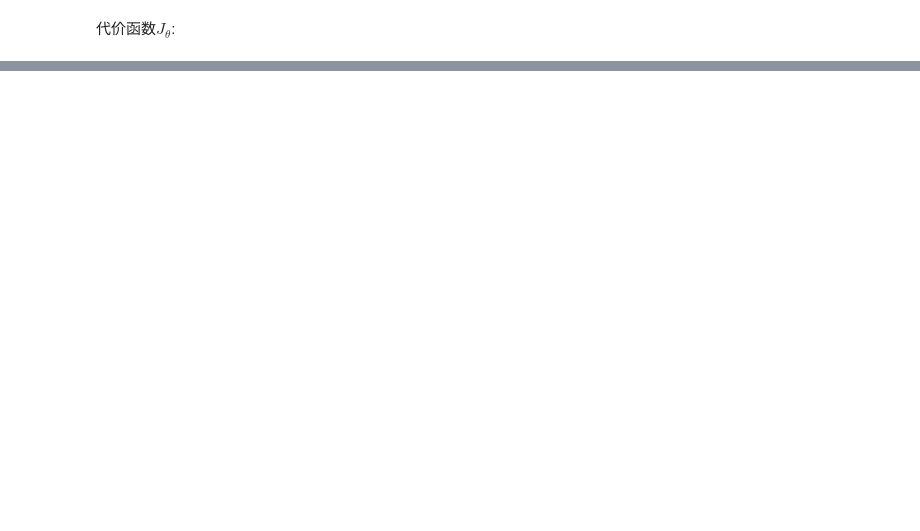
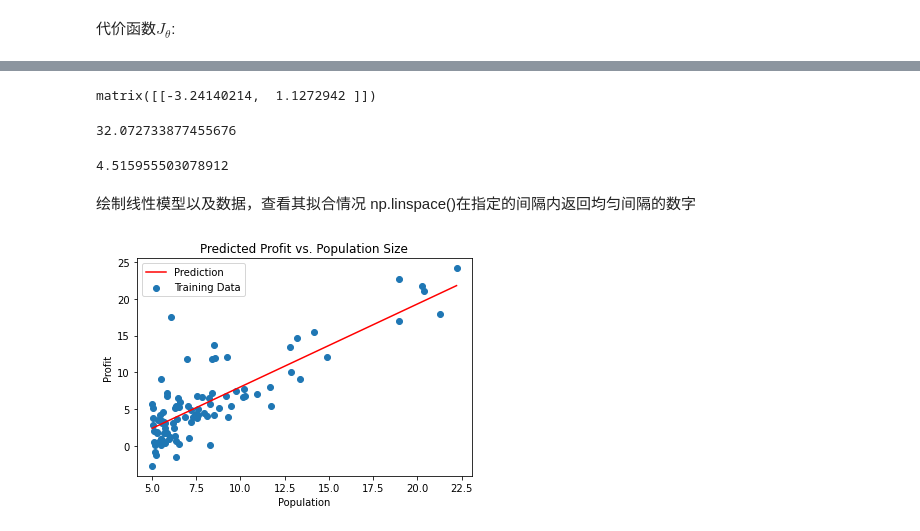
Before and after one commit to xzzxwmsl/DL, a Jupyter notebook: AndrewNgCourse/Code/LinearRegression/test.ipynb, the cells around one changed output, grey strips where cells are left out. Drawn from its saved outputs; the diff is of its cells as text; code cells hidden in the pictures; blank space fills up the shorter version.

```diff
--- a/AndrewNgCourse/Code/LinearRegression/test.ipynb
+++ b/AndrewNgCourse/Code/LinearRegression/test.ipynb
@@ -76,0 +65,4 @@ ValueError: cannot insert Ones, already exists
+# %%
+X = np.matrix(X.values)
+y = np.matrix(y.values)
+theta = np.matrix([0,0])
@@ -76,0 +80,53 @@ ValueError: cannot insert Ones, already exists
+# %%
+def gradientDescent(X,y,theta,alpha,epoch):
+    temp = np.matrix(np.zeros(theta.shape)) # 初始化一个向量 1*2
+    parameters = int(theta.flatten().shape[1]) # 参数theta的数量
+    cost = np.zeros(epoch) # 初始化一个ndarray，包含每次epoch的cost
+    m = X.shape[0] # 样本的数量
+
+    for i in range(epoch):
+        temp = theta - (alpha/m) * (X*theta.T-y).T*X
+        # 以下是不用Vectorization求解梯度下降
+#         error = (X * theta.T) - y  # (97, 1)
+
+#         for j in range(parameters):
+#             term = np.multiply(error, X[:,j])  # (97, 1)
+#             temp[0,j] = theta[0,j] - ((alpha / m) * np.sum(term))  # (1,1)
+        theta = temp
+        cost[i] = costFunction(X,y,theta)
+    return theta,cost
+# %%
+alpha = 0.01
+epoch = 1000
+# %%
+final_theta,cost = gradientDescent(X,y,theta,alpha,epoch)
+# %%
+final_theta
+# %% [output]
+matrix([[-3.24140214,  1.1272942 ]])
+# %%
+costFunction(X,y,theta)
+# %% [output]
+32.072733877455676
+# %%
+costFunction(X,y,final_theta)
+# %% [output]
+4.515955503078912
+# %% [markdown]
+绘制线性模型以及数据，查看其拟合情况
+np.linspace()在指定的间隔内返回均匀间隔的数字
+# %%
+x = np.linspace(data.Population.min(),data.Population.max(),100) # row
+
+f = final_theta[0,0] + final_theta[0,1]*x # col
+
+fig, ax = plt.subplots(figsize=(6,4))
+ax.plot(x,f,'r',label='Prediction')
+ax.scatter(data['Population'],data.Profit,label='Training Data')
+ax.legend(loc=2)
+ax.set_xlabel('Population')
+ax.set_ylabel('Profit')
+ax.set_title('Predicted Profit vs. Population Size')
+plt.show()
+# %% [output]
+[figure, added]
```
Also changed, not shown: parts of 12 cells of this notebook, 1 other file.
